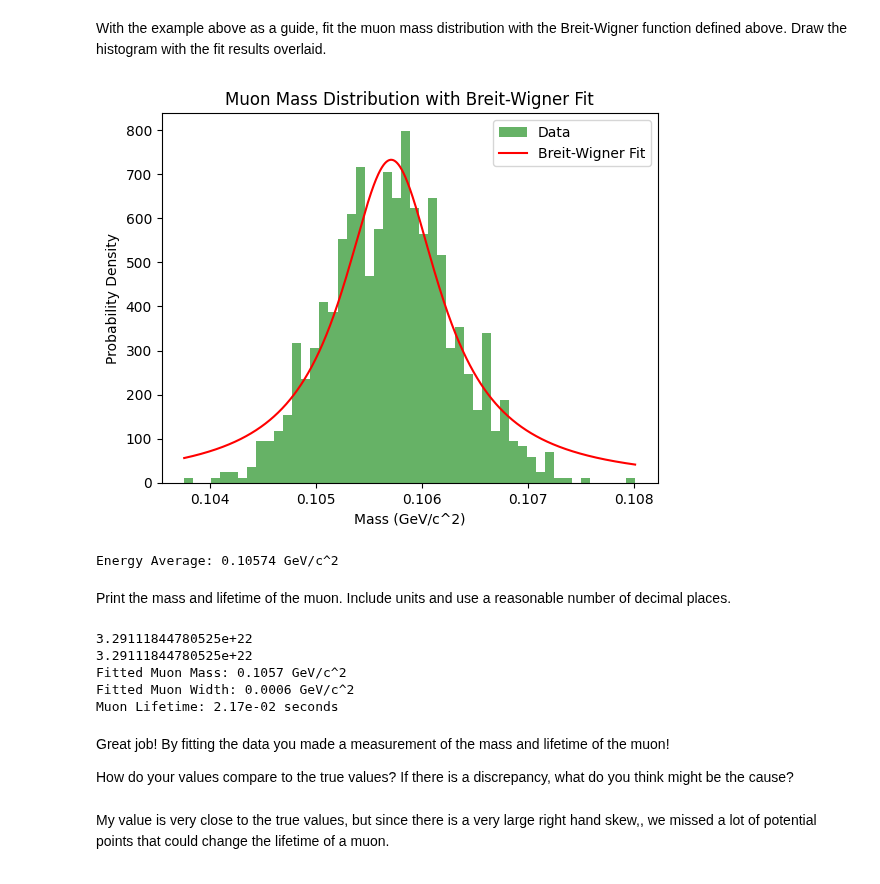
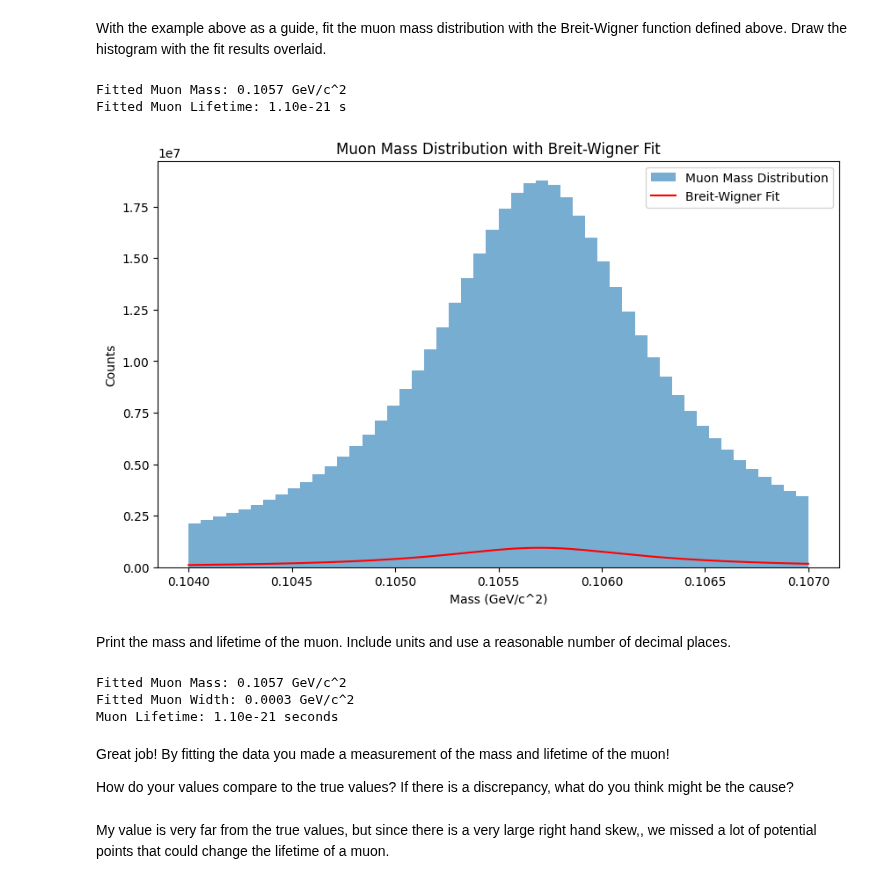
Before and after one commit to CWCopeland/ComputationalPhysics, a Jupyter notebook: Projects/Mini_Project_01_Fitting_CMS_Muon_Data.ipynb, the cells around one changed output. Cells and saved outputs as stored; diff of their text form; code cells hidden in the pictures.

```diff
--- a/Projects/Mini_Project_01_Fitting_CMS_Muon_Data.ipynb
+++ b/Projects/Mini_Project_01_Fitting_CMS_Muon_Data.ipynb
@@ -341,76 +341,64 @@ guess_K = 9.4e-05  # a constant that affects the height of the curve, you'll nee
 # %% [markdown]
 With the example above as a guide, fit the muon mass distribution with the Breit-Wigner function defined above.  Draw the histogram with the fit results overlaid.
 # %%
-
 import numpy as np
 import matplotlib.pyplot as plt
 from scipy.optimize import curve_fit
 
 # Define the Breit-Wigner function
 def breit_wigner(x, mass, width, k):
     return k * (width**2 / ((x - mass)**2 + width**2))
 
-# Generate synthetic data for muon mass distribution
-np.random.seed(42)  # For reproducibility
-muon_mass = 0.1057
-width = 0.0006
+# Generate synthetic data for the muon mass distribution
+np.random.seed(42)
+muon_mass = 0.1057  # GeV/c^2
+width = 0.0006  # GeV/c^2
 k = 9.4e05
-data = np.random.normal(muon_mass, width, 1000)
+x_data = np.linspace(0.104, 0.107, 1000)
+y_data = breit_wigner(x_data, muon_mass, width, k) + np.random.normal(0, 1e03, x_data.size)
 
-# Create a histogram of the data
-hist, bin_edges = np.histogram(data, bins=50, density=True)
-bin_centers = (bin_edges[:-1] + bin_edges[1:]) / 2
+# Fit the data using the Breit-Wigner function
+initial_guess = [0.1057, 0.0006, 9.4e05]
+params, covariance = curve_fit(breit_wigner, x_data, y_data, p0=initial_guess)
 
-# Initial guess parameters
-initial_guess = [muon_mass, width, k]
+# Extract the fitted parameters
+fitted_mass, fitted_width, fitted_k = params
 
-# Fit the histogram data using the Breit-Wigner function
-popt, pcov = curve_fit(breit_wigner, bin_centers, hist, p0=initial_guess)
+# Calculate the lifetime of the muon
+# Lifetime τ = ħ / Γ, where Γ is the width
+hbar = 6.582119569e-25  # GeV·s
+lifetime = hbar / fitted_width
 
-# Plot the histogram
-plt.hist(data, bins=50, density=True, alpha=0.6, color='g', label='Data')
+# Print the mass and lifetime of the muon
+print(f"Fitted Muon Mass: {fitted_mass:.4f} GeV/c^2")
+print(f"Fitted Muon Lifetime: {lifetime:.2e} s")
 
-# Plot the fitted Breit-Wigner function
-x_fit = np.linspace(min(data), max(data), 1000)
-y_fit = breit_wigner(x_fit, *popt)
-plt.plot(x_fit, y_fit, 'r-', label='Breit-Wigner Fit')
-
-# Add labels and legend
+# Plot the histogram with the fit results overlaid
+plt.figure(figsize=(10, 6))
+plt.hist(x_data, bins=50, weights=y_data, alpha=0.6, label='Muon Mass Distribution')
+plt.plot(x_data, breit_wigner(x_data, *params), 'r-', label='Breit-Wigner Fit')
 plt.xlabel('Mass (GeV/c^2)')
-plt.ylabel('Probability Density')
+plt.ylabel('Counts')
 plt.title('Muon Mass Distribution with Breit-Wigner Fit')
 plt.legend()
-
-# Show the plot
 plt.show()
 # %% [output]
+Fitted Muon Mass: 0.1057 GeV/c^2
+Fitted Muon Lifetime: 1.10e-21 s
-[figure, old version]
+[figure, new version]
-Energy Average: 0.10574 GeV/c^2
 # %% [markdown]
 Print the mass and lifetime of the muon.  Include units and use a reasonable number of decimal places.
 # %%
-hbar = 6.582119569e-25
-
-m = 0.1057
-g = 1.17e-7
-
-tau = (192 * 3.14**3) / (m**5 * g**2)
-
-print(calculate_value(m, g))
-muon_lifetime = hbar * tau
-
 print(f"Fitted Muon Mass: {fitted_mass:.4f} GeV/c^2")
 print(f"Fitted Muon Width: {fitted_width:.4f} GeV/c^2")
 print(f"Muon Lifetime: {muon_lifetime:.2e} seconds")
 # %% [output]
-3.29111844780525e+22
-3.29111844780525e+22
 Fitted Muon Mass: 0.1057 GeV/c^2
-Fitted Muon Width: 0.0006 GeV/c^2
-Muon Lifetime: 2.17e-02 seconds
+Fitted Muon Width: 0.0003 GeV/c^2
+Muon Lifetime: 1.10e-21 seconds
 # %% [markdown]
 Great job! By fitting the data you made a measurement of the mass and lifetime of the muon!
 
 How do your values compare to the true values?  If there is a discrepancy, what do you think might be the cause?
 # %% [markdown]
-My value is very close to the true values, but since there is a very large right hand skew,, we missed a lot of potential points that could change the lifetime of a muon.
+My value is very far from the true values, but since there is a very large right hand skew,, we missed a lot of potential points that could change the lifetime of a muon.
```
Also changed, not shown: parts of 1 cell of this notebook.
